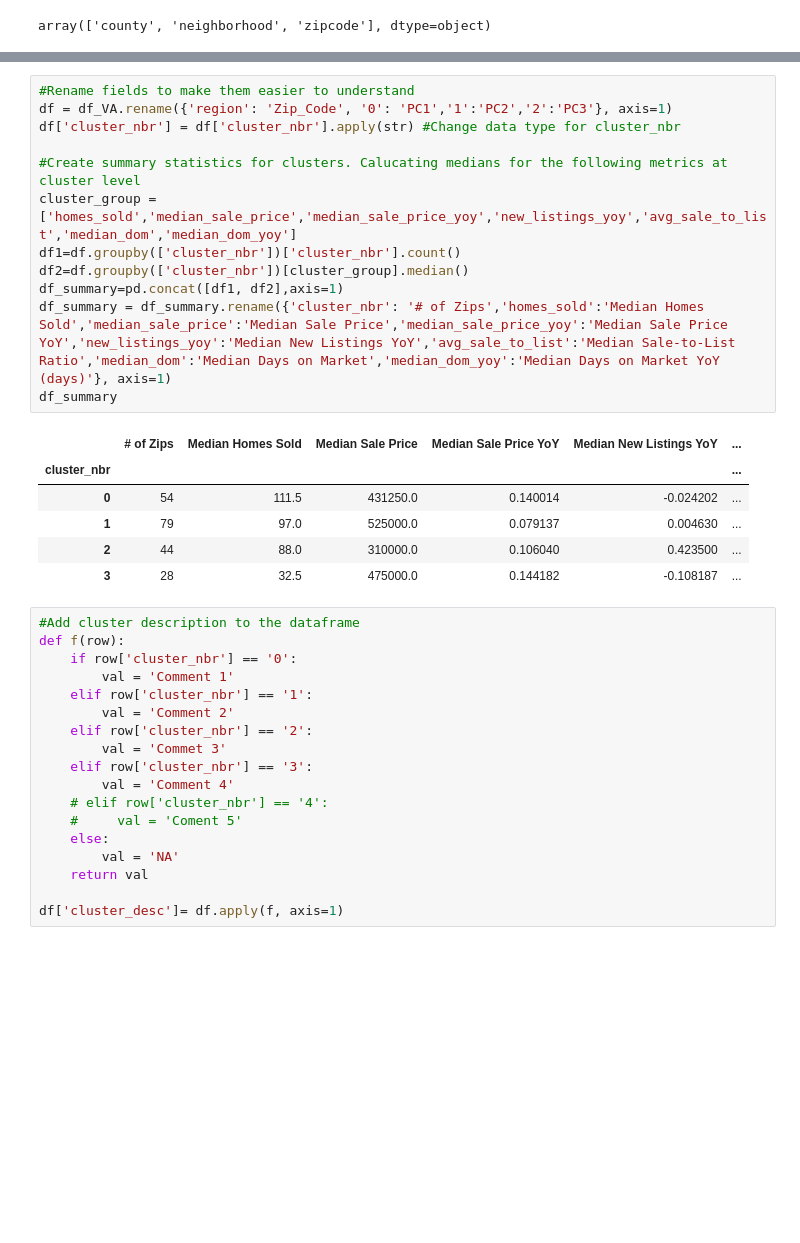
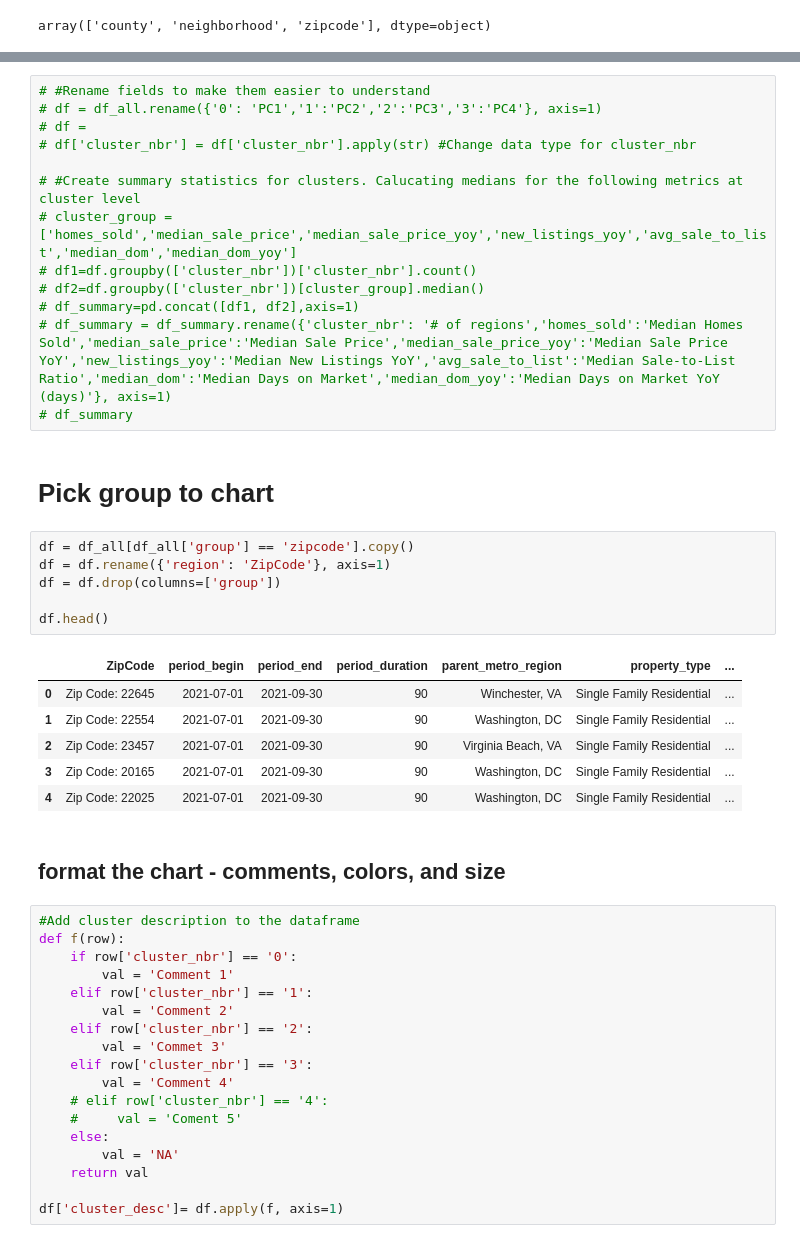
Before and after one commit to lrhf97/real_estate_neighborhood, a Jupyter notebook: RE_neighborhood_chart.ipynb, the cells around one changed output, grey strips where cells are left out. Drawn from its saved outputs; the diff is of its cells as text; blank space fills up the shorter version.

```diff
--- a/RE_neighborhood_chart.ipynb
+++ b/RE_neighborhood_chart.ipynb
@@ -57,22 +124,33 @@ df_all[df_all['group']=='county'].head()
 # %%
-#Rename fields to make them easier to understand
-df = df_VA.rename({'region': 'Zip_Code', '0': 'PC1','1':'PC2','2':'PC3'}, axis=1)
-df['cluster_nbr'] = df['cluster_nbr'].apply(str) #Change data type for cluster_nbr
+# #Rename fields to make them easier to understand
+# df = df_all.rename({'0': 'PC1','1':'PC2','2':'PC3','3':'PC4'}, axis=1)
+# df =
+# df['cluster_nbr'] = df['cluster_nbr'].apply(str) #Change data type for cluster_nbr
 
-#Create summary statistics for clusters. Calucating medians for the following metrics at cluster level
-cluster_group = ['homes_sold','median_sale_price','median_sale_price_yoy','new_listings_yoy','avg_sale_to_list','median_dom','median_dom_yoy']
-df1=df.groupby(['cluster_nbr'])['cluster_nbr'].count()
-df2=df.groupby(['cluster_nbr'])[cluster_group].median()
-df_summary=pd.concat([df1, df2],axis=1)
-df_summary = df_summary.rename({'cluster_nbr': '# of Zips','homes_sold':'Median Homes Sold','median_sale_price':'Median Sale Price','median_sale_price_yoy':'Median Sale Price YoY','new_listings_yoy':'Median New Listings YoY','avg_sale_to_list':'Median Sale-to-List Ratio','median_dom':'Median Days on Market','median_dom_yoy':'Median Days on Market YoY (days)'}, axis=1)
-df_summary
+# #Create summary statistics for clusters. Calucating medians for the following metrics at cluster level
+# cluster_group = ['homes_sold','median_sale_price','median_sale_price_yoy','new_listings_yoy','avg_sale_to_list','median_dom','median_dom_yoy']
+# df1=df.groupby(['cluster_nbr'])['cluster_nbr'].count()
+# df2=df.groupby(['cluster_nbr'])[cluster_group].median()
+# df_summary=pd.concat([df1, df2],axis=1)
+# df_summary = df_summary.rename({'cluster_nbr': '# of regions','homes_sold':'Median Homes Sold','median_sale_price':'Median Sale Price','median_sale_price_yoy':'Median Sale Price YoY','new_listings_yoy':'Median New Listings YoY','avg_sale_to_list':'Median Sale-to-List Ratio','median_dom':'Median Days on Market','median_dom_yoy':'Median Days on Market YoY (days)'}, axis=1)
+# df_summary
-# %% [output]
-|  | # of Zips | Median Homes Sold | Median Sale Price | Median Sale Price YoY | Median New Listings YoY | ... |
-| cluster_nbr |  |  |  |  |  | ... |
-| 0 | 54 | 111.5 | 431250.0 | 0.140014 | -0.024202 | ... |
-| 1 | 79 | 97.0 | 525000.0 | 0.079137 | 0.004630 | ... |
-| 2 | 44 | 88.0 | 310000.0 | 0.106040 | 0.423500 | ... |
-| 3 | 28 | 32.5 | 475000.0 | 0.144182 | -0.108187 | ... |
+# %% [markdown]
+# Pick group to chart
+# %%
+df = df_all[df_all['group'] == 'zipcode'].copy()
+df = df.rename({'region': 'ZipCode'}, axis=1)
+df = df.drop(columns=['group'])
+
+df.head()
+# %% [output]
+|  | ZipCode | period_begin | period_end | period_duration | parent_metro_region | property_type | ... |
+| 0 | Zip Code: 22645 | 2021-07-01 | 2021-09-30 | 90 | Winchester, VA | Single Family Residential | ... |
+| 1 | Zip Code: 22554 | 2021-07-01 | 2021-09-30 | 90 | Washington, DC | Single Family Residential | ... |
+| 2 | Zip Code: 23457 | 2021-07-01 | 2021-09-30 | 90 | Virginia Beach, VA | Single Family Residential | ... |
+| 3 | Zip Code: 20165 | 2021-07-01 | 2021-09-30 | 90 | Washington, DC | Single Family Residential | ... |
+| 4 | Zip Code: 22025 | 2021-07-01 | 2021-09-30 | 90 | Washington, DC | Single Family Residential | ... |
+# %% [markdown]
+## format the chart - comments, colors, and size
 # %%
 #Add cluster description to the dataframe
 def f(row):
```
Also changed, not shown: parts of 9 cells of this notebook, 1 other file.
